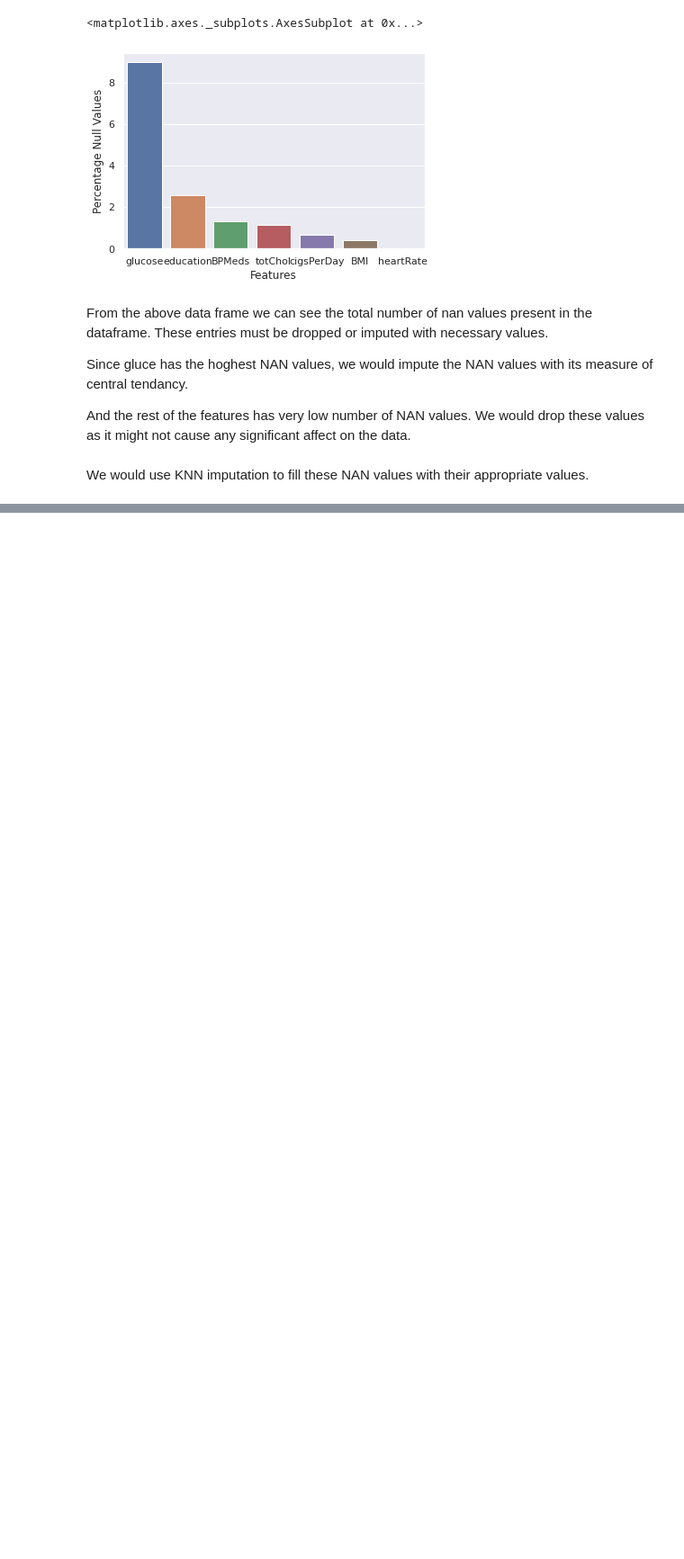
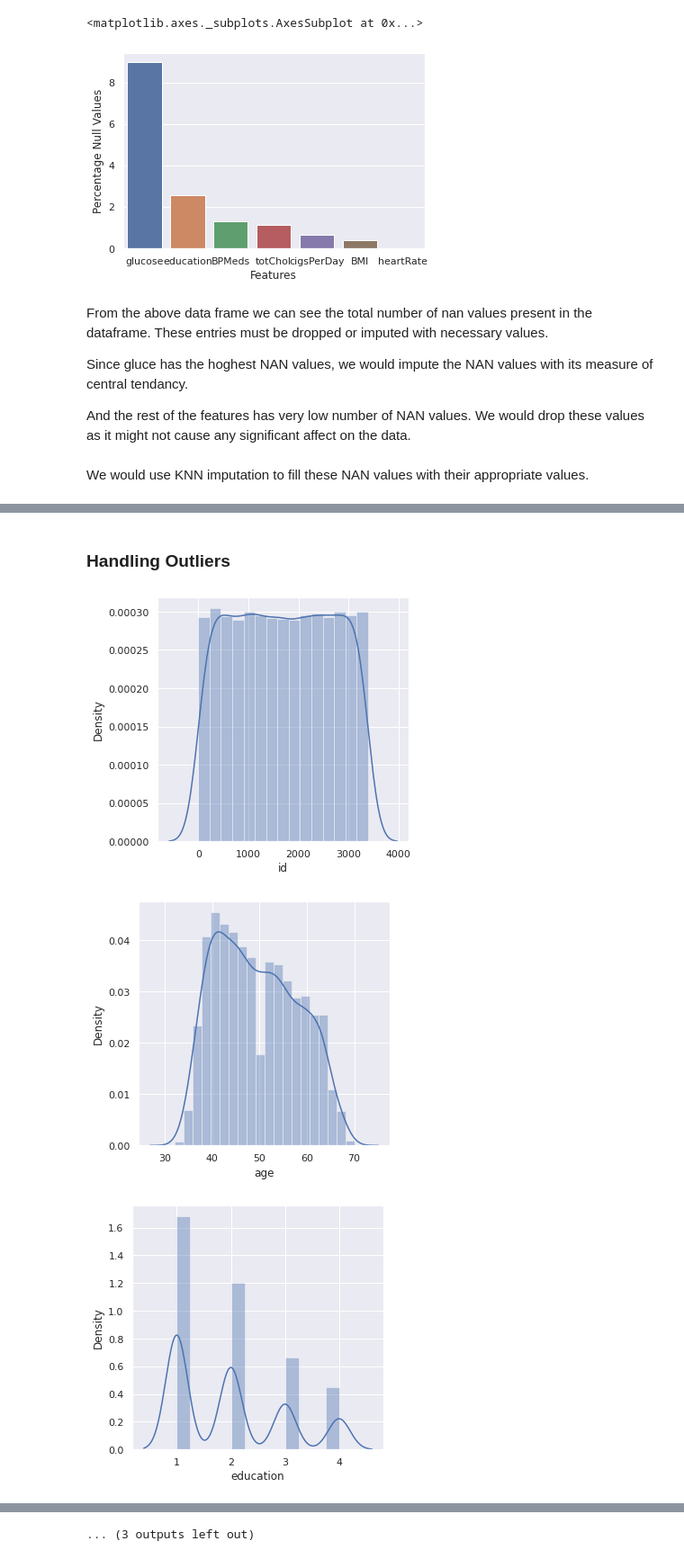
Before and after one commit to Adarsh1331999/Cardiovascular-Risk-Prediction-Classification-, a Jupyter notebook: Cardiovascular_Risk_Prediction(Classification).ipynb, the cells around one changed output, grey strips where cells are left out. Shown at 90% size. Drawn from its saved outputs; the diff is of its cells as text; code cells hidden in the pictures; blank space fills up the shorter version.

```diff
--- a/Cardiovascular_Risk_Prediction(Classification).ipynb
+++ b/Cardiovascular_Risk_Prediction(Classification).ipynb
@@ -186,3 +186,10 @@ Since gluce has the hoghest NAN values, we would impute the NAN values with its
 And the rest of the features has very low number of NAN values. We would drop these values as it might not cause any significant affect on the data.
 # %% [markdown]
 We would use KNN imputation to fill these NAN values with their appropriate values.
+# %%
+from sklearn.impute import KNNImputer
+imputer = KNNImputer()
+df["glucose"] = imputer.fit_transform(df["glucose"].values.reshape(-1,1))
+# %%
+df.dropna(axis =0 , inplace = True)
+df.isna().sum()
@@ -188,0 +215,11 @@ We would use KNN imputation to fill these NAN values with their appropriate valu
+# %% [markdown]
+### Handling Outliers
+# %%
+# Distribution plots for different features
+for column in df.describe().columns:
+  plt.figure(figsize=(5,5))
+  sns.distplot(df[column])
+# %% [output]
+[figure, added]
+[figure, added]
+[figure, added]
@@ -188,0 +235 @@ We would use KNN imputation to fill these NAN values with their appropriate valu
+... (3 outputs left out)
```
Also changed, not shown: parts of 13 cells of this notebook.
